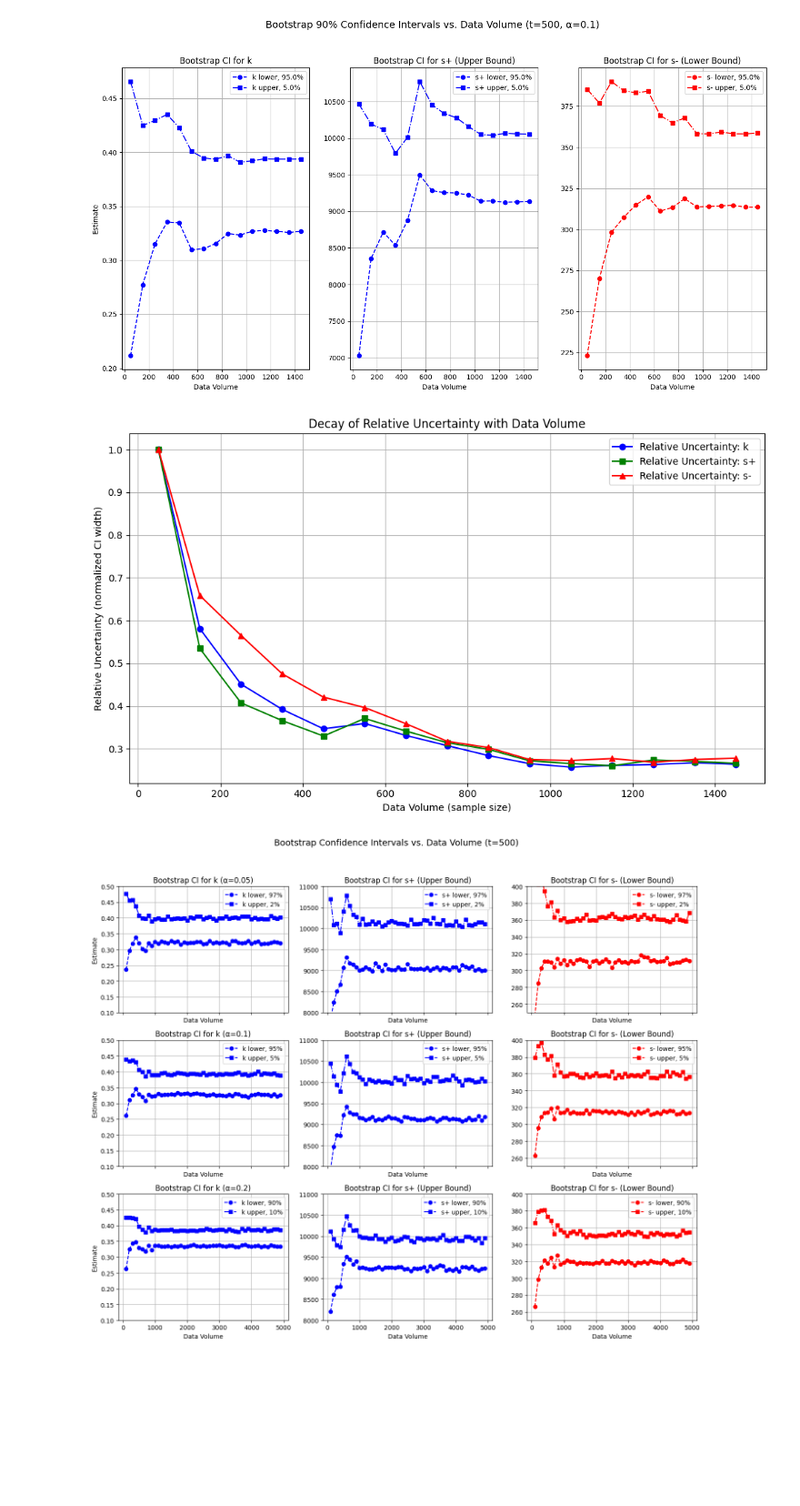
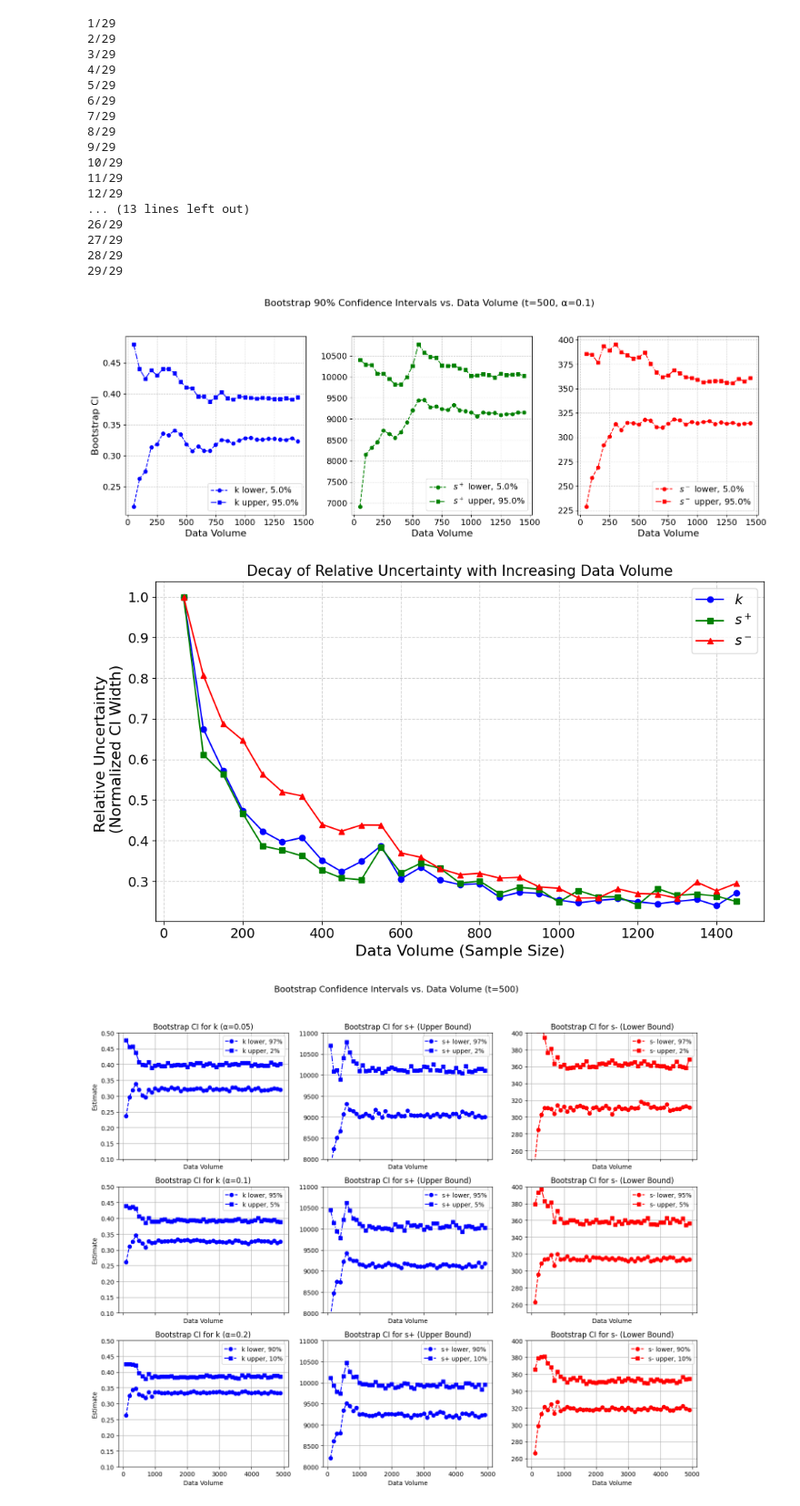
Before and after one commit to Roberock/TimeWarperRUL, a Jupyter notebook: examples/Data_volume_effect_linear_MRL.ipynb, the cells around one changed output. Shown at 91% size. Drawn from its saved outputs; the diff is of its cells as text; code cells hidden in the pictures; blank space fills up the shorter version.

```diff
--- a/examples/Data_volume_effect_linear_MRL.ipynb
+++ b/examples/Data_volume_effect_linear_MRL.ipynb
@@ -147,8 +160,25 @@ def sampling_uncertainty_experiment(B=1000):
 # %%
-sampling_uncertainty_experiment(B=5_000) # for
+sampling_uncertainty_experiment(B=500) # for
 # %% [output]
+1/29
+2/29
+3/29
+4/29
+5/29
+6/29
+7/29
+8/29
+9/29
+10/29
+11/29
+12/29
+... (13 lines left out)
+26/29
+27/29
+28/29
+29/29
-[figure, old version]
+[figure, new version]
-[figure, old version]
+[figure, new version]
 # %%
 
 def sampling_uncertainty_experiment_v2(B=100):
```
Also changed, not shown: parts of 6 cells of this notebook, 7 other files.
